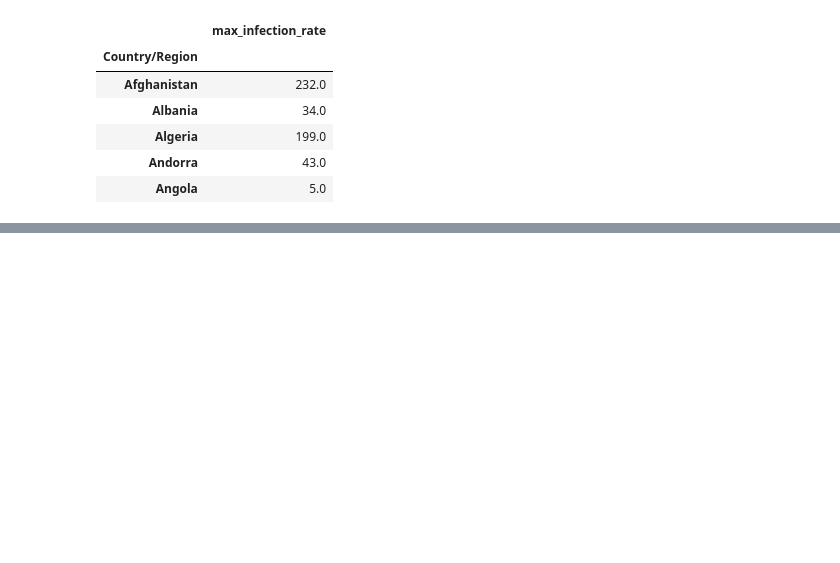
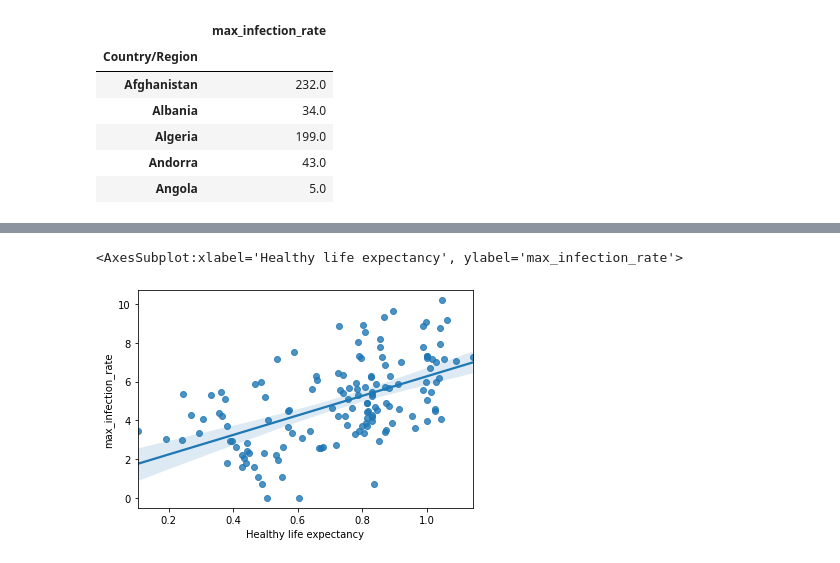
Before and after one commit to calebsiow0228/Covid-Visualization, a Jupyter notebook: covid19_visualization.ipynb, the cells around one changed output, grey strips where cells are left out. Cells and saved outputs as stored; diff of their text form; code cells hidden in the pictures; blank space fills up the shorter version.

```diff
--- a/covid19_visualization.ipynb
+++ b/covid19_visualization.ipynb
@@ -136,0 +232,7 @@ covid_data.head()
+# %%
+#Plotting healthy life expectancy vs max infection rate
+x2 = data["Healthy life expectancy"]
+sns.regplot(x2, np.log(y))
+# %% [output]
+<AxesSubplot:xlabel='Healthy life expectancy', ylabel='max_infection_rate'>
+[figure, added]
```
Also changed, not shown: parts of 15 cells of this notebook.
